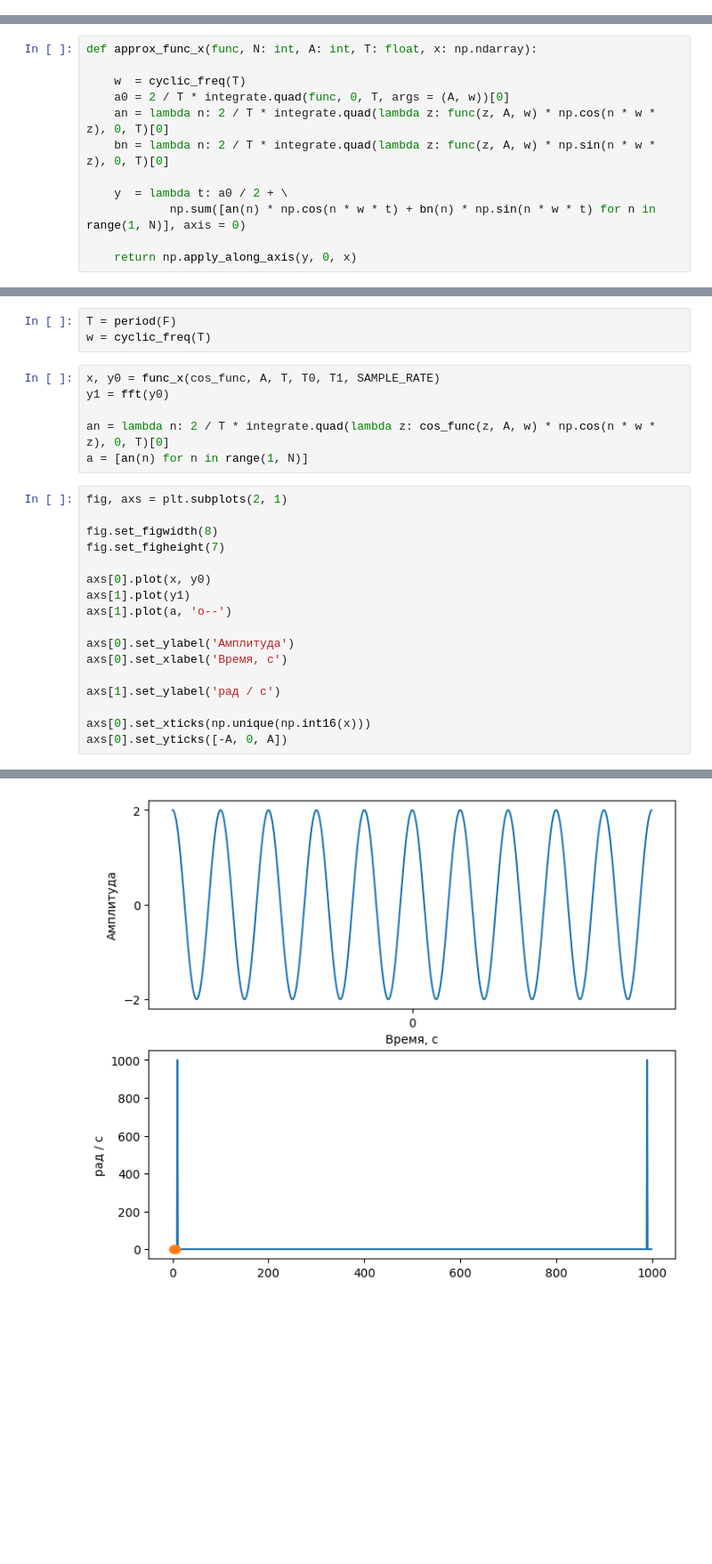
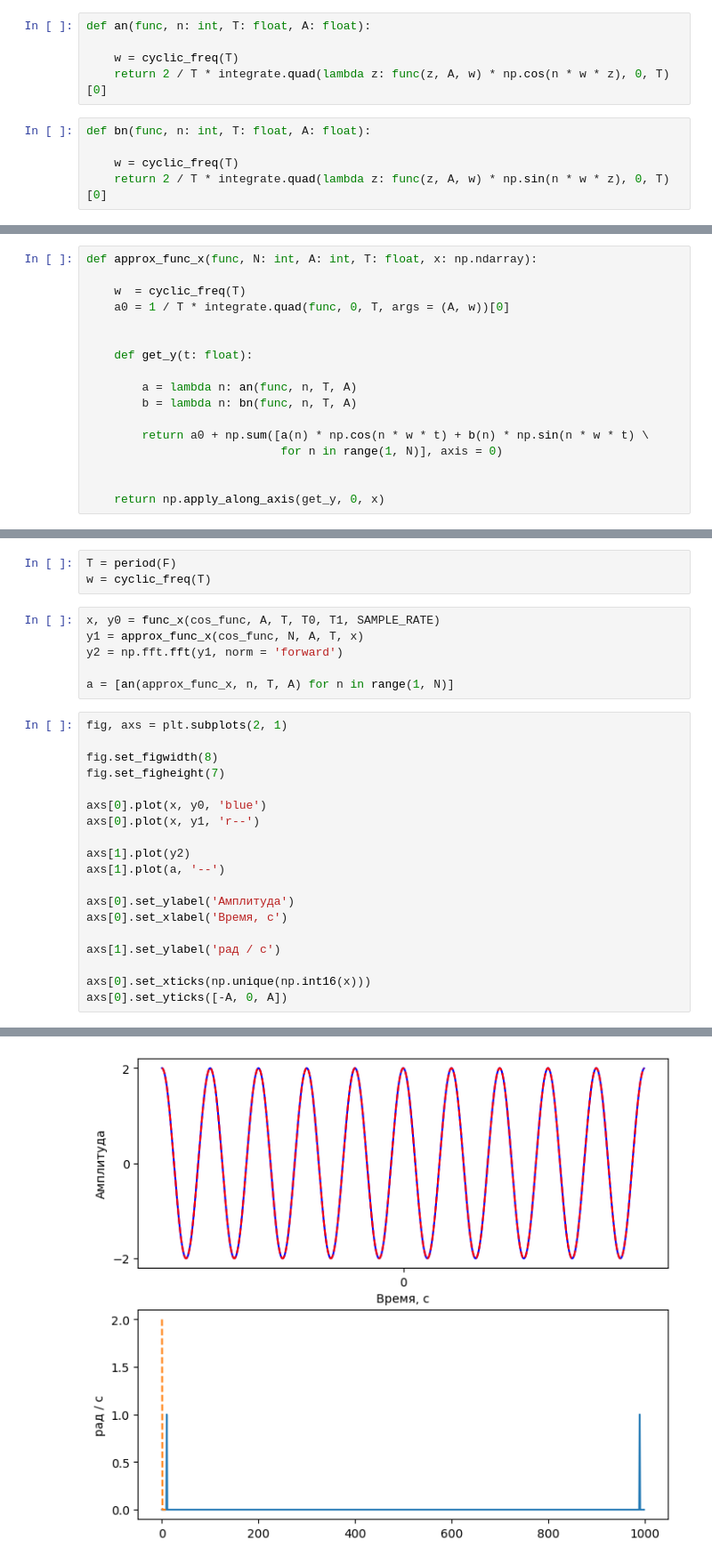
Before and after one commit to HerrPhoton/Digital-signal-processing, a Jupyter notebook: Lab1.ipynb, the cells around one changed output, grey strips where cells are left out. Shown at 89% size. Cells and saved outputs as stored; diff of their text form; blank space fills up the shorter version.

```diff
--- a/Lab1.ipynb
+++ b/Lab1.ipynb
@@ -12,6 +11,16 @@ def cyclic_freq(T: float):
 # %%
 def period(f: float):
     return 1 / f
+# %%
+def an(func, n: int, T: float, A: float):
+
+    w = cyclic_freq(T)
+    return 2 / T * integrate.quad(lambda z: func(z, A, w) * np.cos(n * w * z), 0, T)[0]
+# %%
+def bn(func, n: int, T: float, A: float):
+
+    w = cyclic_freq(T)
+    return 2 / T * integrate.quad(lambda z: func(z, A, w) * np.sin(n * w * z), 0, T)[0]
 # %% [markdown]
 ## Задание 1
 # %%
@@ -35,14 +44,19 @@ def func_x(func, A: float, T: float, start_point: float, end_point: float, sampl
 def approx_func_x(func, N: int, A: int, T: float, x: np.ndarray):
 
     w  = cyclic_freq(T)
-    a0 = 2 / T * integrate.quad(func, 0, T, args = (A, w))[0]
-    an = lambda n: 2 / T * integrate.quad(lambda z: func(z, A, w) * np.cos(n * w * z), 0, T)[0]
-    bn = lambda n: 2 / T * integrate.quad(lambda z: func(z, A, w) * np.sin(n * w * z), 0, T)[0]
+    a0 = 1 / T * integrate.quad(func, 0, T, args = (A, w))[0]
 
-    y  = lambda t: a0 / 2 + \
-            np.sum([an(n) * np.cos(n * w * t) + bn(n) * np.sin(n * w * t) for n in range(1, N)], axis = 0)
 
-    return np.apply_along_axis(y, 0, x)
+    def get_y(t: float):
+
+        a = lambda n: an(func, n, T, A)
+        b = lambda n: bn(func, n, T, A)
+
+        return a0 + np.sum([a(n) * np.cos(n * w * t) + b(n) * np.sin(n * w * t) \
+                            for n in range(1, N)], axis = 0)
+
+
+    return np.apply_along_axis(get_y, 0, x)
 # %%
 def error_func(true_vals: np.ndarray, approx_vals: np.ndarray):
     return true_vals - approx_vals
@@ -91,29 +105,31 @@ T = period(F)
 w = cyclic_freq(T)
 # %%
 x, y0 = func_x(cos_func, A, T, T0, T1, SAMPLE_RATE)
-y1 = fft(y0)
+y1 = approx_func_x(cos_func, N, A, T, x)
+y2 = np.fft.fft(y1, norm = 'forward')
 
-an = lambda n: 2 / T * integrate.quad(lambda z: cos_func(z, A, w) * np.cos(n * w * z), 0, T)[0]
-a = [an(n) for n in range(1, N)]
+a = [an(approx_func_x, n, T, A) for n in range(1, N)]
 # %%
 fig, axs = plt.subplots(2, 1)
 
 fig.set_figwidth(8)
 fig.set_figheight(7)
 
-axs[0].plot(x, y0)
-axs[1].plot(y1)
-axs[1].plot(a, 'o--')
+axs[0].plot(x, y0, 'blue')
+axs[0].plot(x, y1, 'r--')
+
+axs[1].plot(y2)
+axs[1].plot(a, '--')
 
 axs[0].set_ylabel('Амплитуда')
 axs[0].set_xlabel('Время, с')
 
 axs[1].set_ylabel('рад / c')
 
 axs[0].set_xticks(np.unique(np.int16(x)))
 axs[0].set_yticks([-A, 0, A])
 # %% [output]
 [<matplotlib.axis.YTick at 0x...>,
  <matplotlib.axis.YTick at 0x...>,
  <matplotlib.axis.YTick at 0x...>]
-[figure, old version]
+[figure, new version]
```
Also changed, not shown: parts of 2 cells of this notebook.
